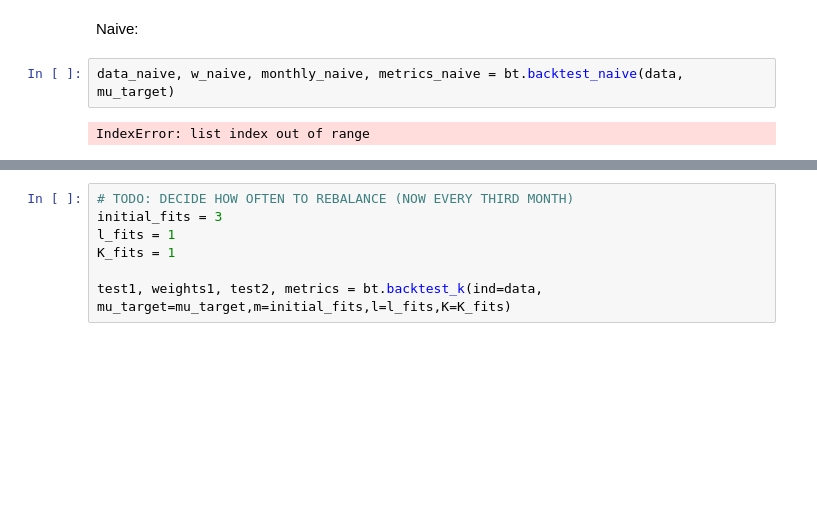
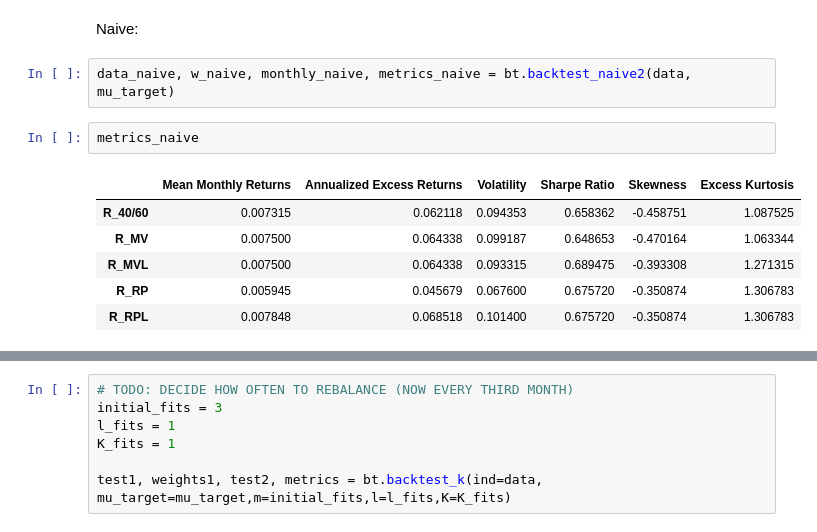
Before and after one commit to andreas-eklundh/Asset_allocation, a Jupyter notebook: Task_1.ipynb, the cells around one changed output, grey strips where cells are left out. Saved outputs shown, nothing was run; the diff lists cells and outputs as text; blank space fills up the shorter version.

```diff
--- a/Task_1.ipynb
+++ b/Task_1.ipynb
@@ -270,6 +253,13 @@ plt.show()
 # %% [markdown]
 Naive:
 # %%
-data_naive, w_naive, monthly_naive, metrics_naive = bt.backtest_naive(data, mu_target)
+data_naive, w_naive, monthly_naive, metrics_naive = bt.backtest_naive2(data, mu_target)
-# %% [output]
-IndexError: list index out of range
+# %%
+metrics_naive
+# %% [output]
+|  | Mean Monthly Returns | Annualized Excess Returns | Volatility | Sharpe Ratio | Skewness | Excess Kurtosis |
+| R_40/60 | 0.007315 | 0.062118 | 0.094353 | 0.658362 | -0.458751 | 1.087525 |
+| R_MV | 0.007500 | 0.064338 | 0.099187 | 0.648653 | -0.470164 | 1.063344 |
+| R_MVL | 0.007500 | 0.064338 | 0.093315 | 0.689475 | -0.393308 | 1.271315 |
+| R_RP | 0.005945 | 0.045679 | 0.067600 | 0.675720 | -0.350874 | 1.306783 |
+| R_RPL | 0.007848 | 0.068518 | 0.101400 | 0.675720 | -0.350874 | 1.306783 |
```
Also changed, not shown: parts of 5 cells of this notebook, 2 other files.
